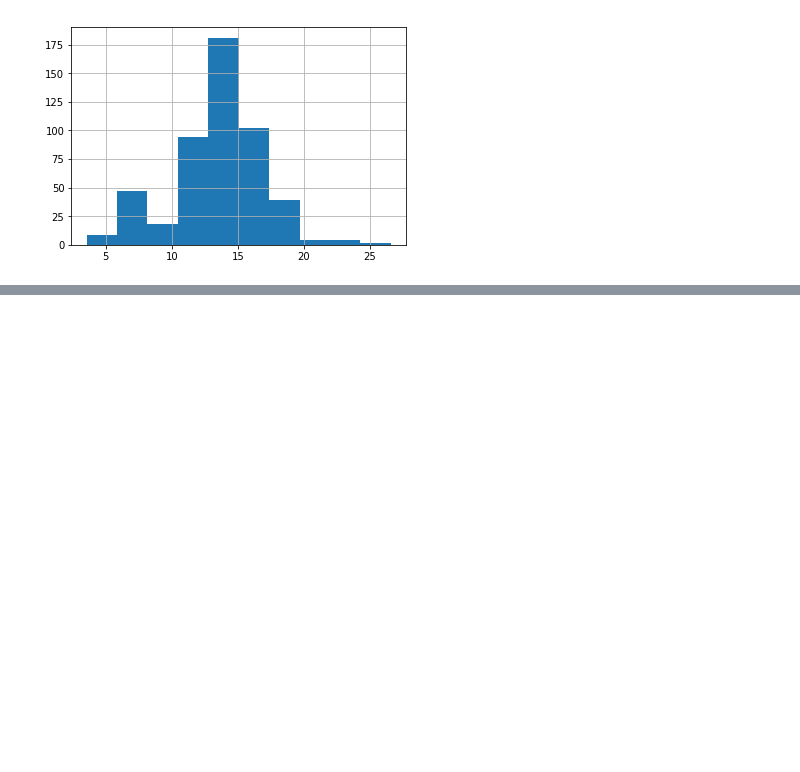
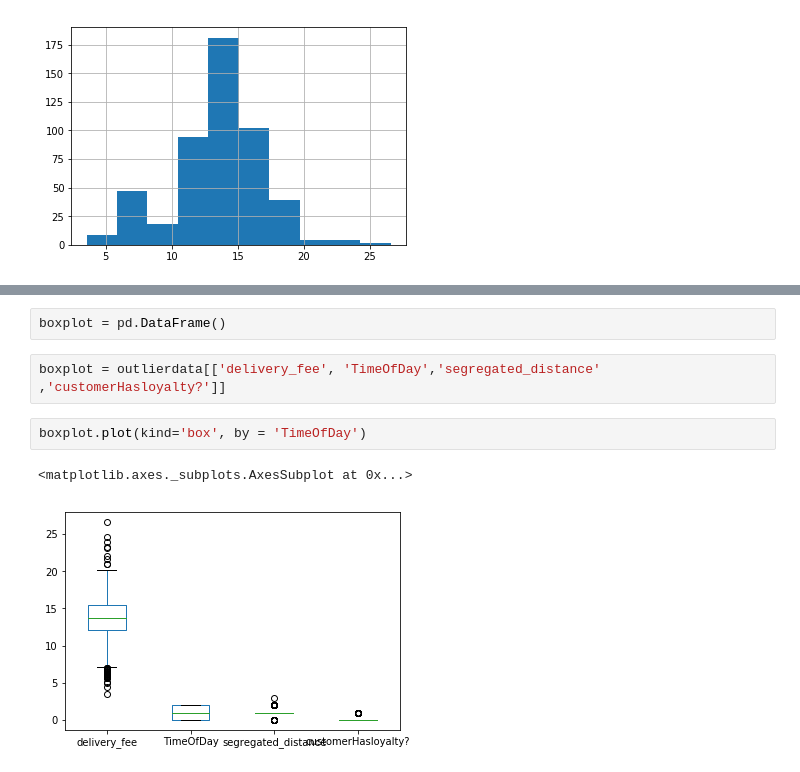
Before and after one commit to DechengMa/FIT5196Assignments, a Jupyter notebook: Assignment3/outlier.ipynb, the cells around one changed output, grey strips where cells are left out. Saved outputs shown, nothing was run; the diff lists cells and outputs as text; blank space fills up the shorter version.

```diff
--- a/Assignment3/outlier.ipynb
+++ b/Assignment3/outlier.ipynb
@@ -86,0 +195,9 @@ outlierdata.sort_values(['delivery_fee']).delivery_fee.hist()
+# %%
+boxplot = pd.DataFrame()
+# %%
+boxplot = outlierdata[['delivery_fee', 'TimeOfDay','segregated_distance' ,'customerHasloyalty?']]
+# %%
+boxplot.plot(kind='box', by = 'TimeOfDay')
+# %% [output]
+<matplotlib.axes._subplots.AxesSubplot at 0x...>
+[figure, added]
```
Also changed, not shown: parts of 16 cells of this notebook, 10 other files.
